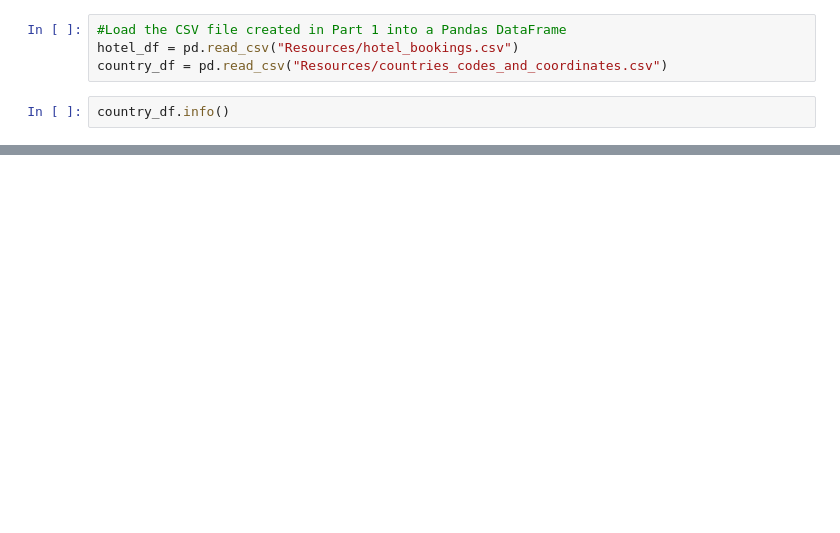
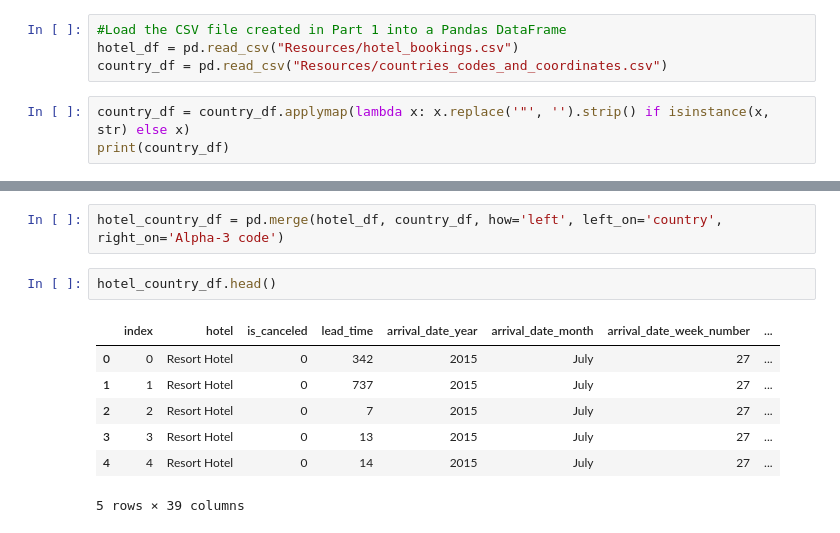
Before and after one commit to pin164/project_1, a Jupyter notebook: money.ipynb, the cells around one changed output, grey strips where cells are left out. Drawn from its saved outputs; the diff is of its cells as text; blank space fills up the shorter version.

Commit message:
updated with merges

```diff
--- a/money.ipynb
+++ b/money.ipynb
@@ -15,5 +15,6 @@ import requests
 hotel_df = pd.read_csv("Resources/hotel_bookings.csv")
 country_df = pd.read_csv("Resources/countries_codes_and_coordinates.csv")
 # %%
-country_df.info()
+country_df = country_df.applymap(lambda x: x.replace('"', '').strip() if isinstance(x, str) else x)
+print(country_df)
 # %% [output]
@@ -36,0 +58,12 @@ Object `hotels_df.desc` not found.
+# %%
+hotel_country_df = pd.merge(hotel_df, country_df, how='left', left_on='country', right_on='Alpha-3 code')
+# %%
+hotel_country_df.head()
+# %% [output]
+|  | index | hotel | is_canceled | lead_time | arrival_date_year | arrival_date_month | arrival_date_week_number | ... |
+| 0 | 0 | Resort Hotel | 0 | 342 | 2015 | July | 27 | ... |
+| 1 | 1 | Resort Hotel | 0 | 737 | 2015 | July | 27 | ... |
+| 2 | 2 | Resort Hotel | 0 | 7 | 2015 | July | 27 | ... |
+| 3 | 3 | Resort Hotel | 0 | 13 | 2015 | July | 27 | ... |
+| 4 | 4 | Resort Hotel | 0 | 14 | 2015 | July | 27 | ... |
+5 rows × 39 columns
```
Also changed, not shown: parts of 5 cells of this notebook.
